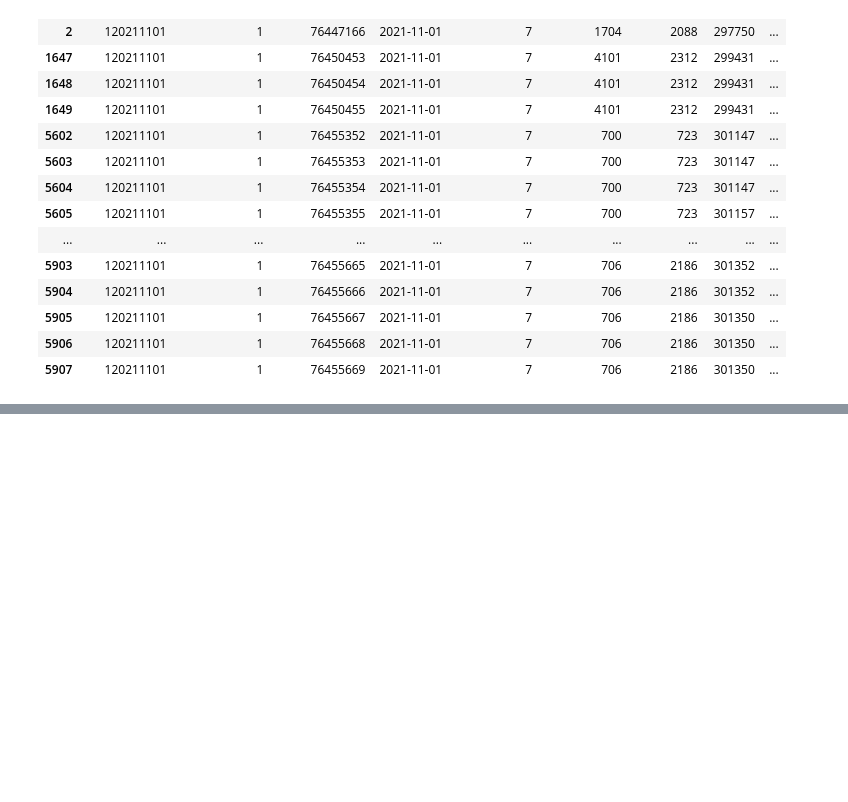
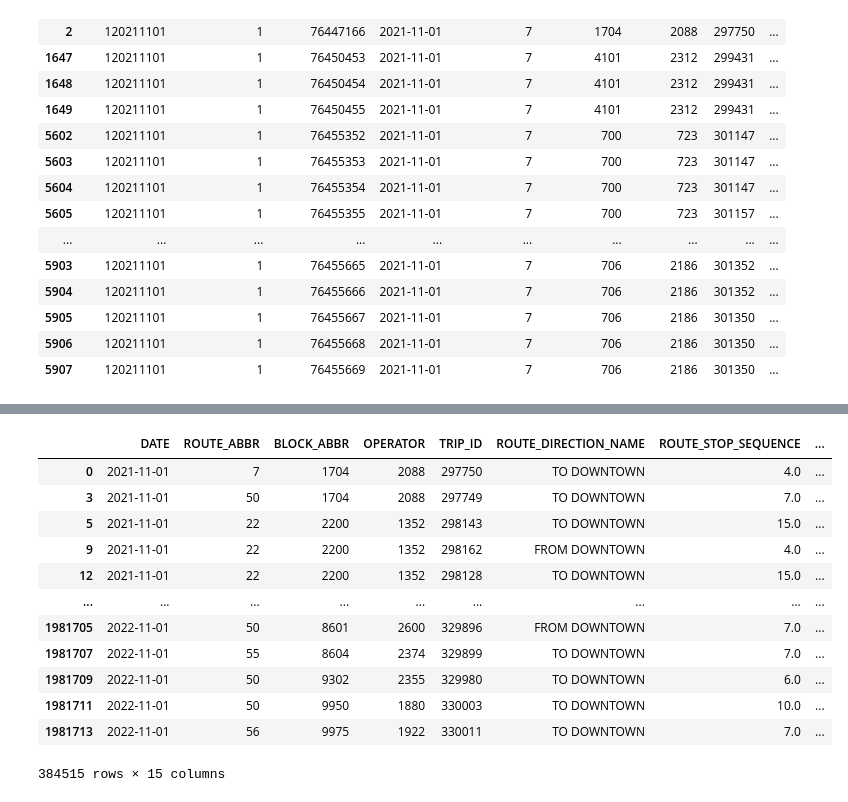
Before and after one commit to NSS-Data-Analytics-Cohort-7/wego-grumpy-concat, a Jupyter notebook: notebook/wego.ipynb, the cells around one changed output, grey strips where cells are left out. Cells and saved outputs as stored; diff of their text form; code cells hidden in the pictures; blank space fills up the shorter version.

```diff
--- a/notebook/wego.ipynb
+++ b/notebook/wego.ipynb
@@ -285,0 +286,18 @@ headwaydata.head()
+# %%
+##find the starts of the trips
+
+headwaydata.loc[(headwaydata['TRIP_EDGE'] == 1)]
+# %% [output]
+|  | DATE | ROUTE_ABBR | BLOCK_ABBR | OPERATOR | TRIP_ID | ROUTE_DIRECTION_NAME | ROUTE_STOP_SEQUENCE | ... |
+| 0 | 2021-11-01 | 7 | 1704 | 2088 | 297750 | TO DOWNTOWN | 4.0 | ... |
+| 3 | 2021-11-01 | 50 | 1704 | 2088 | 297749 | TO DOWNTOWN | 7.0 | ... |
+| 5 | 2021-11-01 | 22 | 2200 | 1352 | 298143 | TO DOWNTOWN | 15.0 | ... |
+| 9 | 2021-11-01 | 22 | 2200 | 1352 | 298162 | FROM DOWNTOWN | 4.0 | ... |
+| 12 | 2021-11-01 | 22 | 2200 | 1352 | 298128 | TO DOWNTOWN | 15.0 | ... |
+| ... | ... | ... | ... | ... | ... | ... | ... | ... |
+| 1981705 | 2022-11-01 | 50 | 8601 | 2600 | 329896 | FROM DOWNTOWN | 7.0 | ... |
+| 1981707 | 2022-11-01 | 55 | 8604 | 2374 | 329899 | TO DOWNTOWN | 7.0 | ... |
+| 1981709 | 2022-11-01 | 50 | 9302 | 2355 | 329980 | TO DOWNTOWN | 6.0 | ... |
+| 1981711 | 2022-11-01 | 50 | 9950 | 1880 | 330003 | TO DOWNTOWN | 10.0 | ... |
+| 1981713 | 2022-11-01 | 56 | 9975 | 1922 | 330011 | TO DOWNTOWN | 7.0 | ... |
+384515 rows × 15 columns
```
Also changed, not shown: parts of 16 cells of this notebook.
